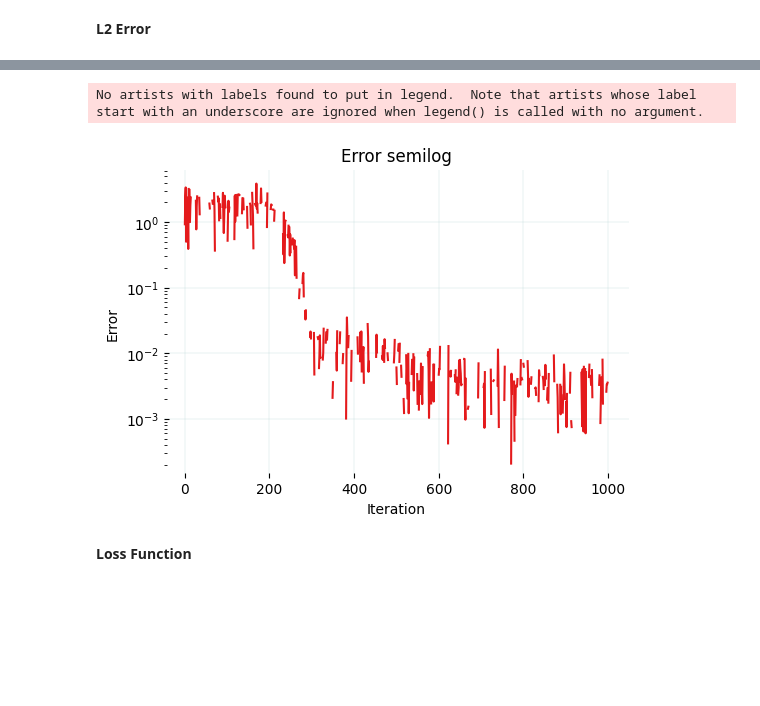
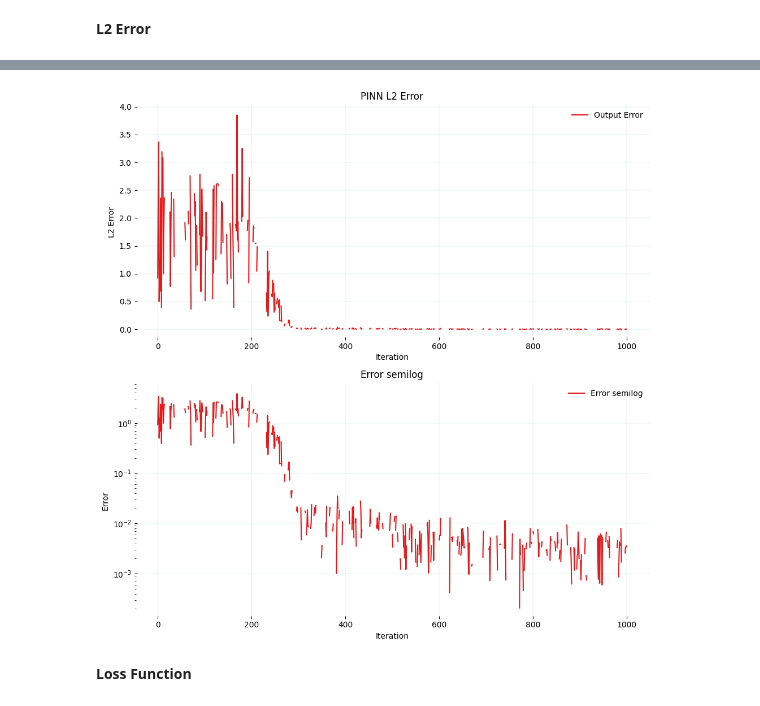
Before and after one commit to jpaguilarc99/PIML-EDP, a Jupyter notebook: PoissonPINNs/Poisson1D_NNvsPINN/Poisson1D_PINN.ipynb, the cells around one changed output, grey strips where cells are left out. Cells and saved outputs as stored; diff of their text form; code cells hidden in the pictures; blank space fills up the shorter version.

Commit message:
fixed L2 error norm and plots

```diff
--- a/PoissonPINNs/Poisson1D_NNvsPINN/Poisson1D_PINN.ipynb
+++ b/PoissonPINNs/Poisson1D_NNvsPINN/Poisson1D_PINN.ipynb
@@ -294,19 +278,26 @@ with plt.style.context(style):
-# %%
-with plt.style.context(style):
-    fig = plt.figure()
-    ax = plt.subplot(111)
-    plt.title("Error semilog")
-    plt.semilogy(L2_errors)
-    plt.xlabel("Iteration")
-    plt.ylabel('Error')
-    plt.legend()
-
-    # Guardar la gráfica
-    plt.savefig('ffnn_sen_physics_semilogy_loss_function.png', dpi=300, bbox_inches='tight')
-
-    plt.show()
-# %% [output]
-No artists with labels found to put in legend.  Note that artists whose label start with an underscore are ignored when legend() is called with no argument.
-[figure, removed]
+# %%
+with plt.style.context(style):
+    fig, axs = plt.subplots(2, 1, figsize=(10, 10))
+
+    # Graficar el error L2
+    axs[0].plot(L2_errors, label="Output Error")
+    axs[0].set_title("PINN L2 Error")
+    axs[0].set_xlabel("Iteration")
+    axs[0].set_ylabel('L2 Error')
+    axs[0].legend()
+
+    # Graficar el error semilog
+    axs[1].semilogy(L2_errors, label="Error semilog")
+    axs[1].set_title("Error semilog")
+    axs[1].set_xlabel("Iteration")
+    axs[1].set_ylabel('Error')
+    axs[1].legend()
+
+    # Ajustar el layout y mostrar la figura
+    plt.tight_layout()
+    plt.savefig('combined_plot.png', dpi=300, bbox_inches='tight')
+    plt.show()
+# %% [output]
+[figure, added]
 # %% [markdown]
 **Loss Function**
```
Also changed, not shown: parts of 4 cells of this notebook.
